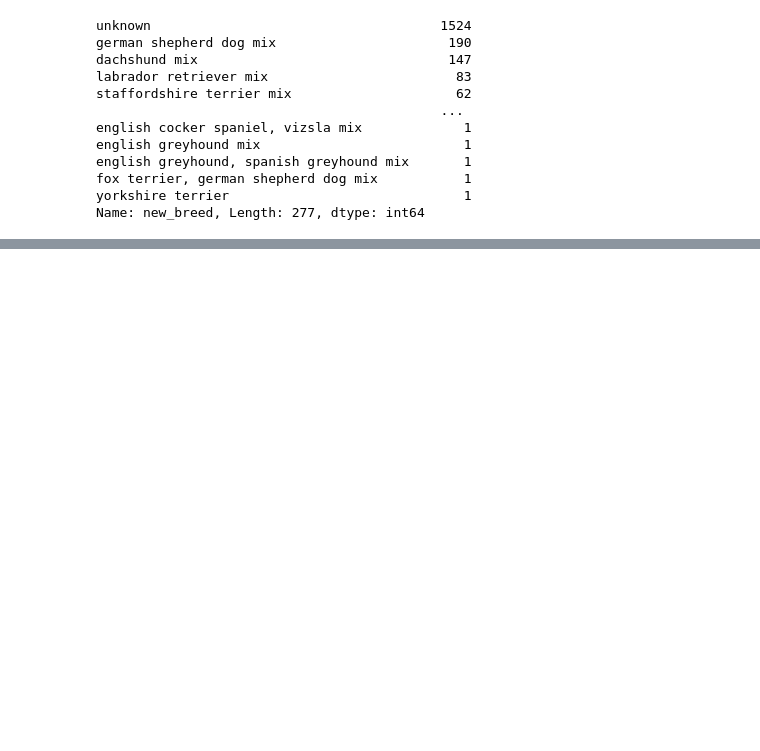
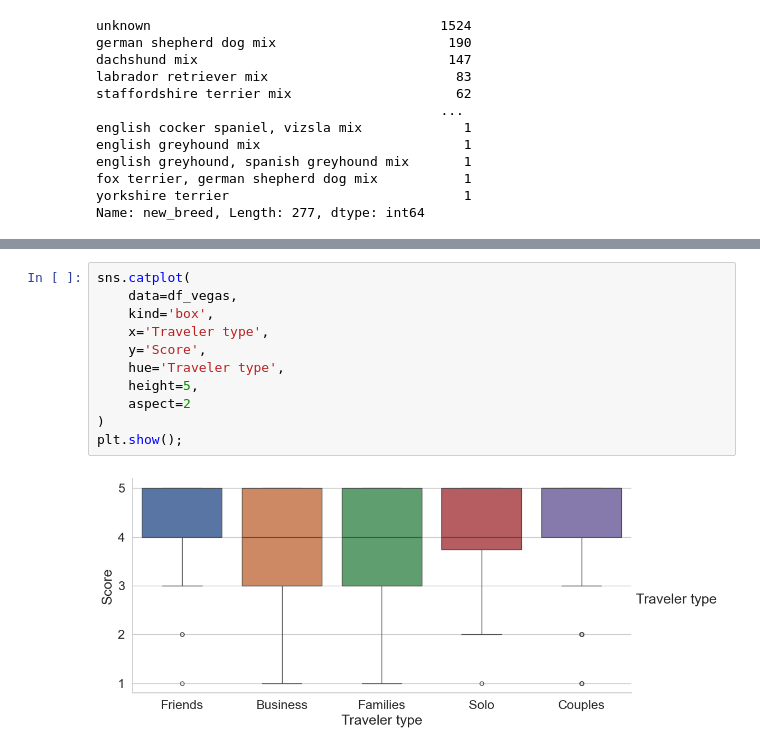
Before and after one commit to AnshuBantra/Python, a Jupyter notebook: Associate Data Scientist in Python/Working with Categorical Data in Python/Introduction to Categorical Data/notebook.ipynb, the cells around one changed output, grey strips where cells are left out. Cells and saved outputs as stored; diff of their text form; blank space fills up the shorter version.

```diff
--- a/Associate Data Scientist in Python/Working with Categorical Data in Python/Introduction to Categorical Data/notebook.ipynb
+++ b/Associate Data Scientist in Python/Working with Categorical Data in Python/Introduction to Categorical Data/notebook.ipynb
@@ -484,0 +536,13 @@ Name: new_breed, Length: 277, dtype: int64
+# %%
+sns.catplot(
+    data=df_vegas,
+    kind='box',
+    x='Traveler type',
+    y='Score',
+    hue='Traveler type',
+    height=5,
+    aspect=2
+)
+plt.show();
+# %% [output]
+[figure, added]
```
Also changed, not shown: parts of 8 cells of this notebook, 1 other file.
